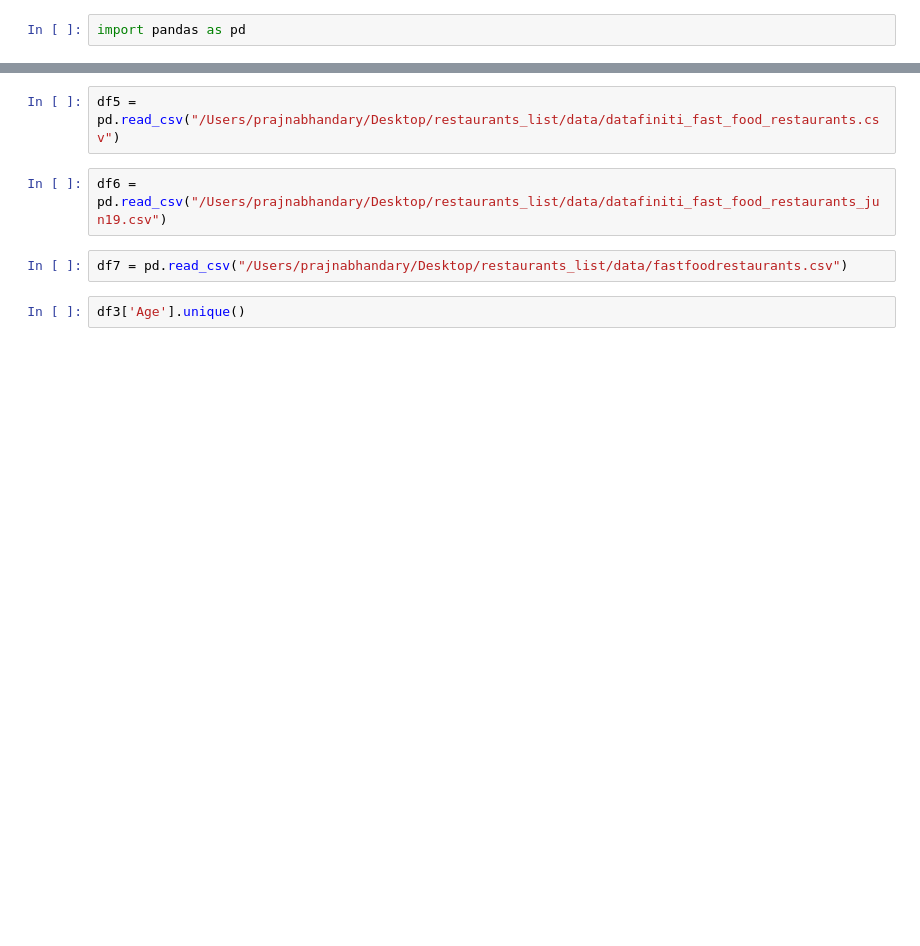
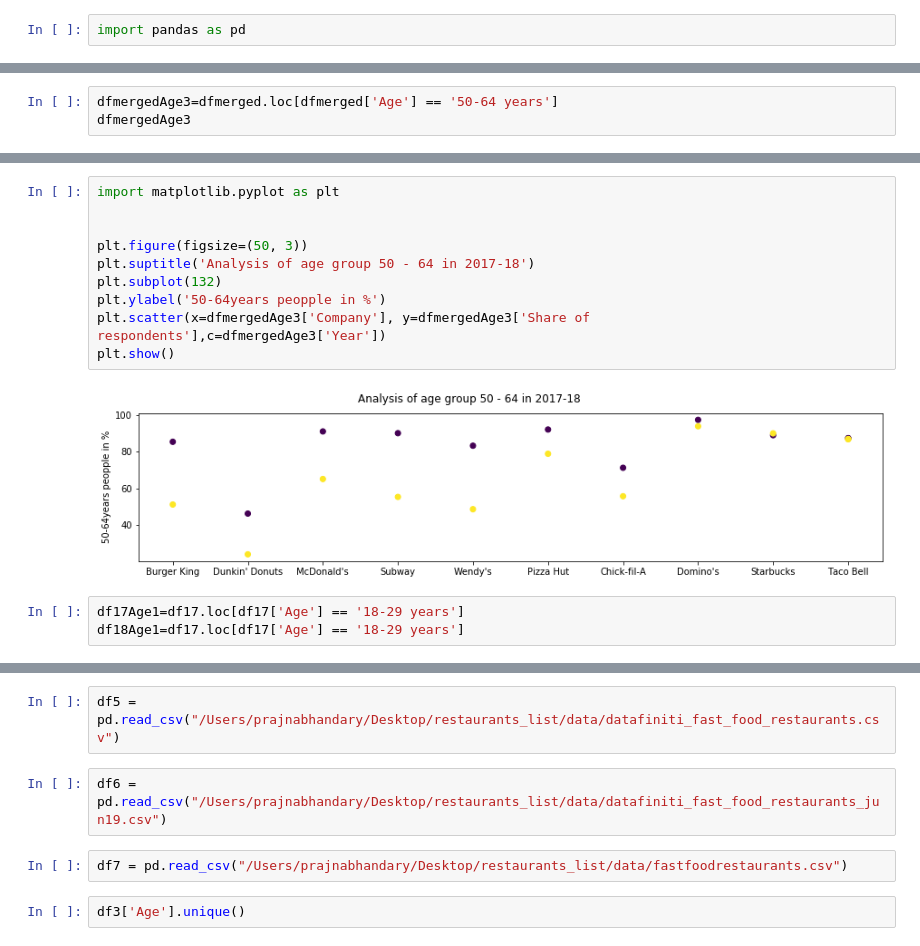
Before and after one commit to Prajbh/Fast_Food_Restaurants_Data, a Jupyter notebook: fast_food_project.ipynb, the cells around one changed output, grey strips where cells are left out. Saved outputs shown, nothing was run; the diff lists cells and outputs as text; blank space fills up the shorter version.

```diff
--- a/fast_food_project.ipynb
+++ b/fast_food_project.ipynb
@@ -4,0 +238,3 @@ df = pd.read_csv("/Users/prajnabhandary/Desktop/dataset/ding-chain-restaurants-i
+# %%
+dfmergedAge3=dfmerged.loc[dfmerged['Age'] == '50-64 years']
+dfmergedAge3
@@ -4,0 +259,15 @@ df = pd.read_csv("/Users/prajnabhandary/Desktop/dataset/ding-chain-restaurants-i
+# %%
+import matplotlib.pyplot as plt
+
+
+plt.figure(figsize=(50, 3))
+plt.suptitle('Analysis of age group 50 - 64 in 2017-18')
+plt.subplot(132)
+plt.ylabel('50-64years peopple in %')
+plt.scatter(x=dfmergedAge3['Company'], y=dfmergedAge3['Share of respondents'],c=dfmergedAge3['Year'])
+plt.show()
+# %% [output]
+[figure, added]
+# %%
+df17Age1=df17.loc[df17['Age'] == '18-29 years']
+df18Age1=df17.loc[df17['Age'] == '18-29 years']
```
Also changed, not shown: parts of 44 cells of this notebook.
